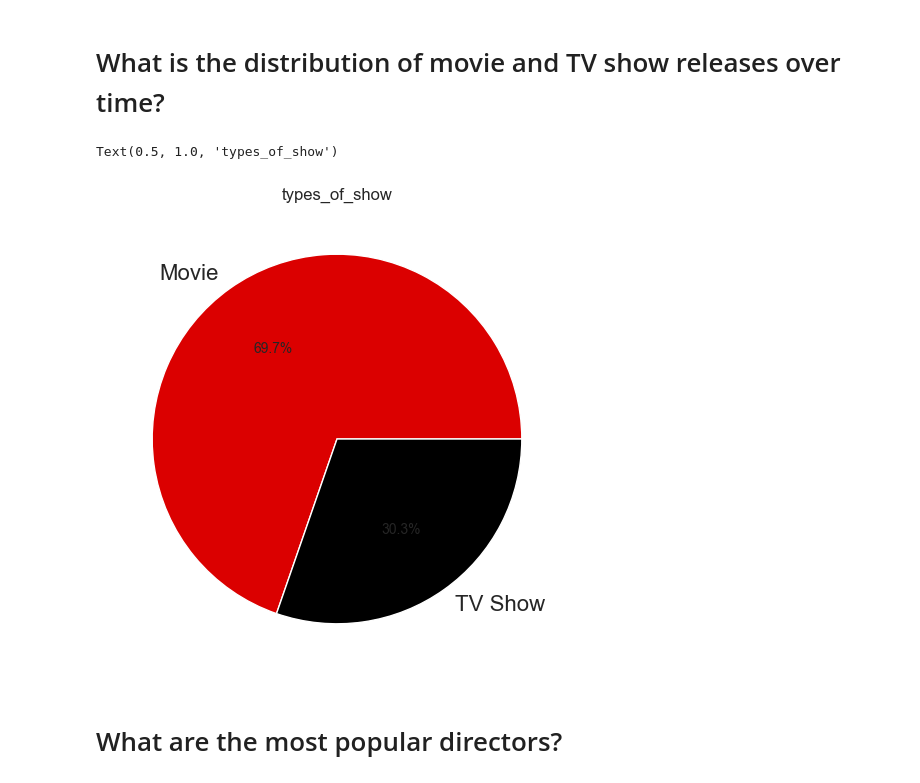
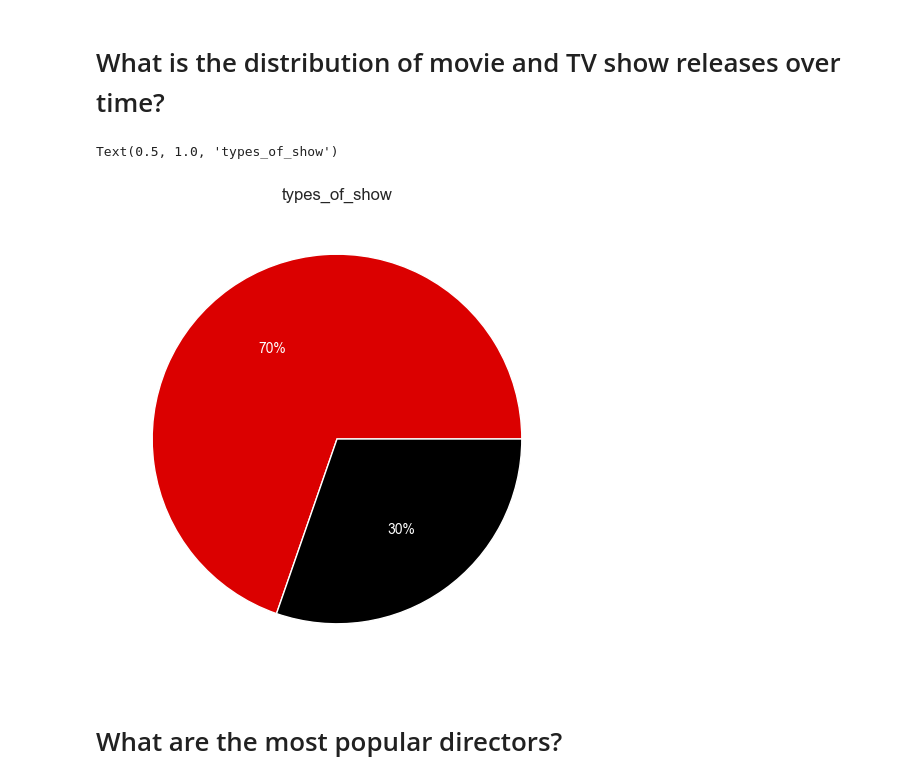
Before and after one commit to Anas20001/Netflix-Movies-Series-EDA, a Jupyter notebook: Notebooks/netflix-eda.ipynb, the cells around one changed output. Drawn from its saved outputs; the diff is of its cells as text; code cells hidden in the pictures.

```diff
--- a/Notebooks/netflix-eda.ipynb
+++ b/Notebooks/netflix-eda.ipynb
@@ -237,12 +237,12 @@ fig.show()
 # %%
 type_mov = df['type'].value_counts()
 plt.figure(figsize = (10, 6))
-plt.pie(type_mov, autopct='%1.1f%%',labels=type_mov.keys(),  colors=my_colors)
+plt.pie(type_mov, autopct='%1.0f%%',labels=type_mov.keys(),  colors=my_colors, textprops={'color':"w"})
 plt.title('types_of_show')
 #plt.show()
 # %% [output]
 Text(0.5, 1.0, 'types_of_show')
-[figure, old version]
+[figure, new version]
 # %% [markdown]
 # What are the most popular directors?
 # %%
```
